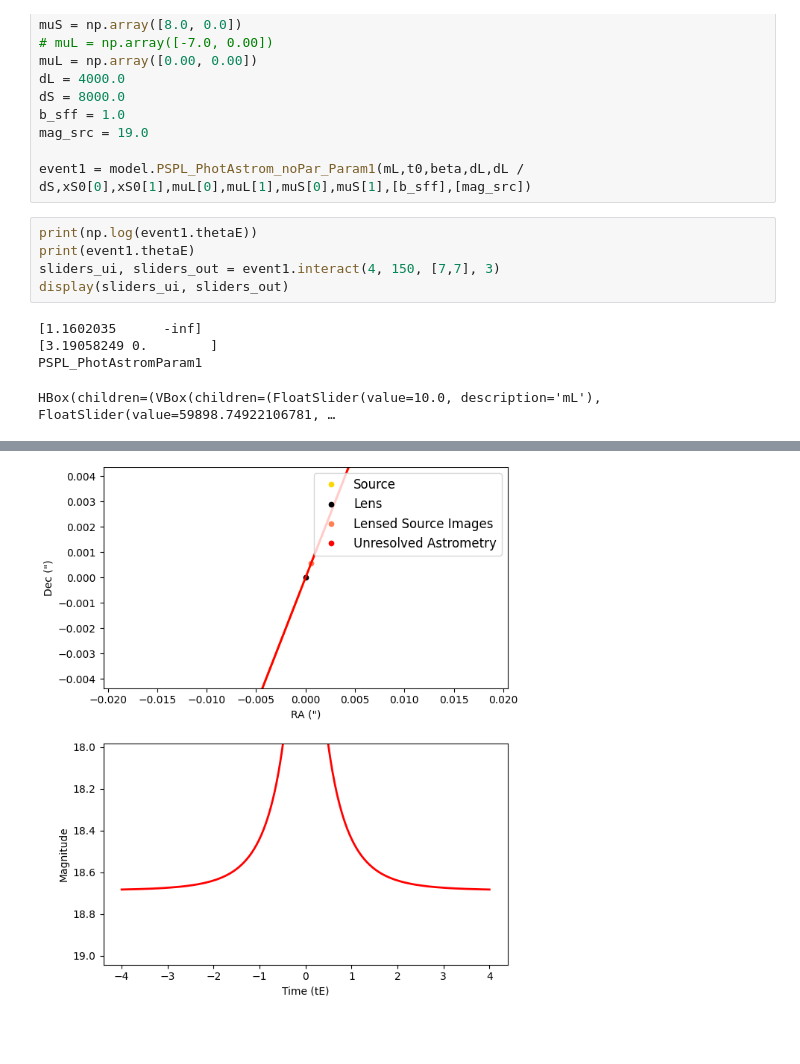
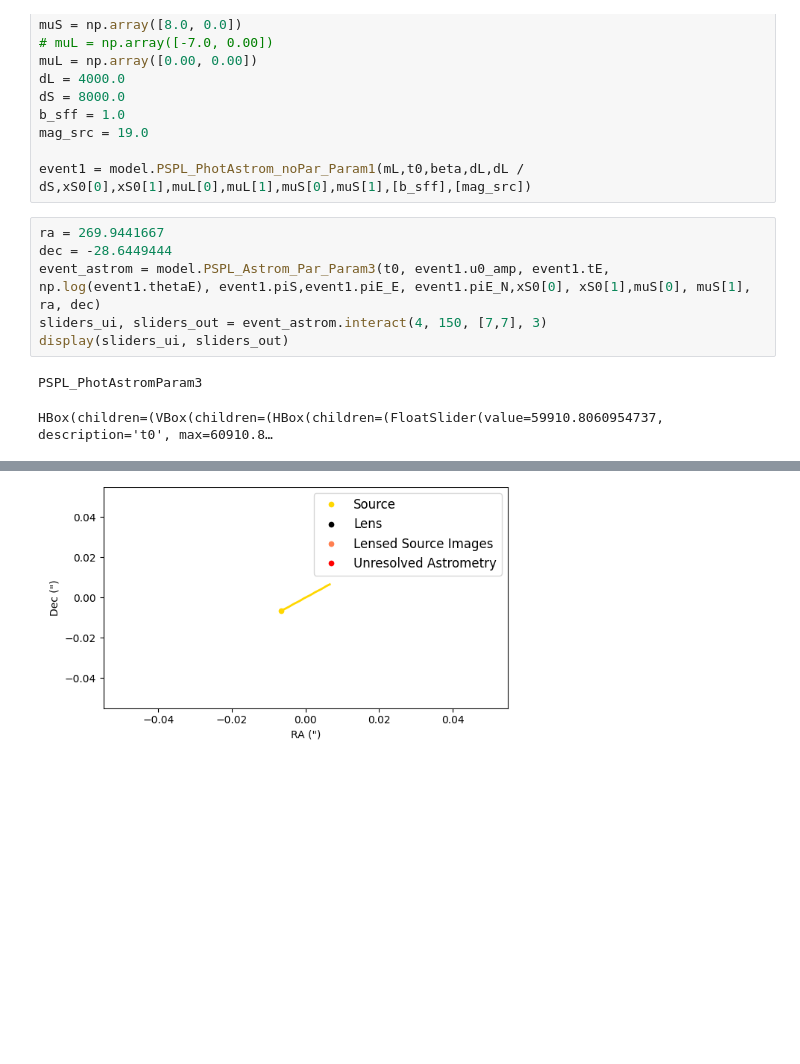
Before and after one commit to kehuang11/BAGLE_Microlensing_test, a Jupyter notebook: BAGLE_TUTORIAL.ipynb, the cells around one changed output, grey strips where cells are left out. Cells and saved outputs as stored; diff of their text form.

```diff
--- a/BAGLE_TUTORIAL.ipynb
+++ b/BAGLE_TUTORIAL.ipynb
@@ -42,14 +42,13 @@ mag_src = 19.0
 
 event1 = model.PSPL_PhotAstrom_noPar_Param1(mL,t0,beta,dL,dL / dS,xS0[0],xS0[1],muL[0],muL[1],muS[0],muS[1],[b_sff],[mag_src])
 # %%
-print(np.log(event1.thetaE))
-print(event1.thetaE)
-sliders_ui, sliders_out = event1.interact(4, 150, [7,7], 3)
+ra = 269.9441667
+dec = -28.6449444
+event_astrom = model.PSPL_Astrom_Par_Param3(t0, event1.u0_amp, event1.tE, np.log(event1.thetaE), event1.piS,event1.piE_E, event1.piE_N,xS0[0], xS0[1],muS[0], muS[1], ra, dec)
+sliders_ui, sliders_out = event_astrom.interact(4, 150, [7,7], 3)
 display(sliders_ui, sliders_out)
 # %% [output]
-[1.1602035      -inf]
-[3.19058249 0.        ]
-PSPL_PhotAstromParam1
+PSPL_PhotAstromParam3
-HBox(children=(VBox(children=(FloatSlider(value=10.0, description='mL'), FloatSlider(value=59898.74922106781, …
+HBox(children=(VBox(children=(HBox(children=(FloatSlider(value=59910.8060954737, description='t0', max=60910.8…
 [interactive output not drawn]
-[figure, old version]
+[figure, new version]
```
Also changed, not shown: parts of 1 cell of this notebook, 2 other files.
